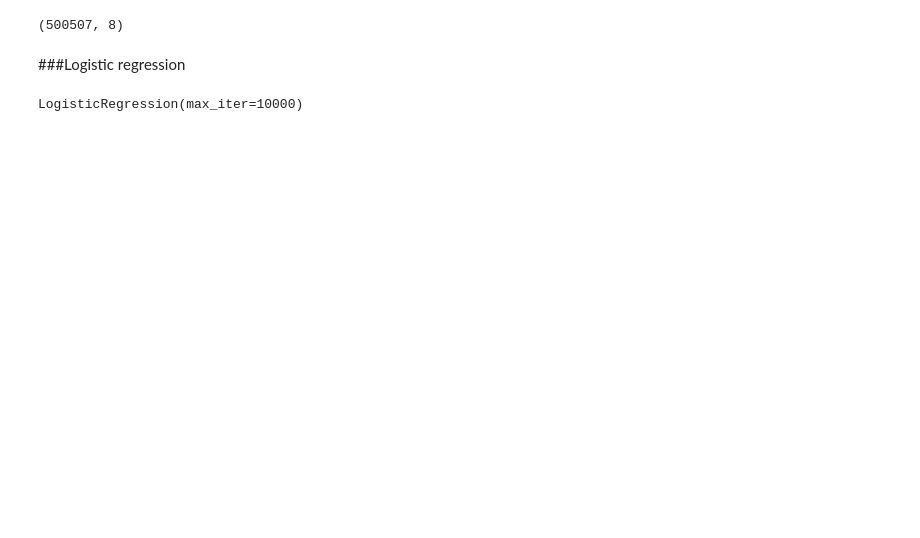
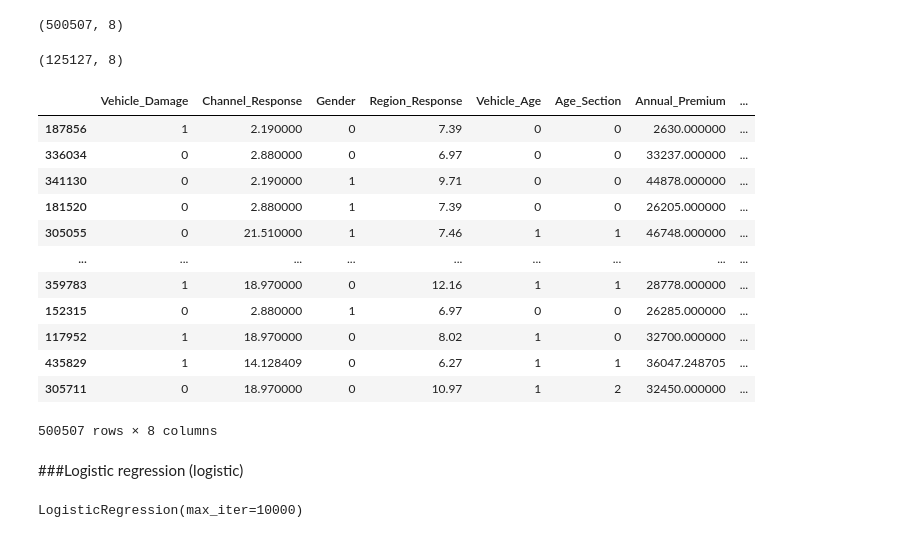
Before and after one commit to sauravkumar19/HEALTH-INSURANCE-CROSS-SELL-PREDICTION, a Jupyter notebook: HEALTH_INSURANCE_CROSS_SELL_PREDICTION.ipynb, the cells around one changed output. Saved outputs shown, nothing was run; the diff lists cells and outputs as text; code cells hidden in the pictures; blank space fills up the shorter version.

```diff
--- a/HEALTH_INSURANCE_CROSS_SELL_PREDICTION.ipynb
+++ b/HEALTH_INSURANCE_CROSS_SELL_PREDICTION.ipynb
@@ -1051,8 +1098,28 @@ x_train,x_test,y_train,y_test=train_test_split(x,y,test_size=0.2, random_state=0
 x_train.shape
 # %% [output]
 (500507, 8)
+# %%
+x_test.shape
+# %% [output]
+(125127, 8)
+# %%
+x_train
+# %% [output]
+|  | Vehicle_Damage | Channel_Response | Gender | Region_Response | Vehicle_Age | Age_Section | Annual_Premium | ... |
+| 187856 | 1 | 2.190000 | 0 | 7.39 | 0 | 0 | 2630.000000 | ... |
+| 336034 | 0 | 2.880000 | 0 | 6.97 | 0 | 0 | 33237.000000 | ... |
+| 341130 | 0 | 2.190000 | 1 | 9.71 | 0 | 0 | 44878.000000 | ... |
+| 181520 | 0 | 2.880000 | 1 | 7.39 | 0 | 0 | 26205.000000 | ... |
+| 305055 | 0 | 21.510000 | 1 | 7.46 | 1 | 1 | 46748.000000 | ... |
+| ... | ... | ... | ... | ... | ... | ... | ... | ... |
+| 359783 | 1 | 18.970000 | 0 | 12.16 | 1 | 1 | 28778.000000 | ... |
+| 152315 | 0 | 2.880000 | 1 | 6.97 | 0 | 0 | 26285.000000 | ... |
+| 117952 | 1 | 18.970000 | 0 | 8.02 | 1 | 0 | 32700.000000 | ... |
+| 435829 | 1 | 14.128409 | 0 | 6.27 | 1 | 1 | 36047.248705 | ... |
+| 305711 | 0 | 18.970000 | 0 | 10.97 | 1 | 2 | 32450.000000 | ... |
+500507 rows × 8 columns
 # %% [markdown]
-###Logistic regression
+###Logistic regression (logistic)
 # %%
 from sklearn import metrics
 from sklearn.linear_model import LogisticRegression
```
Also changed, not shown: parts of 75 cells of this notebook.
